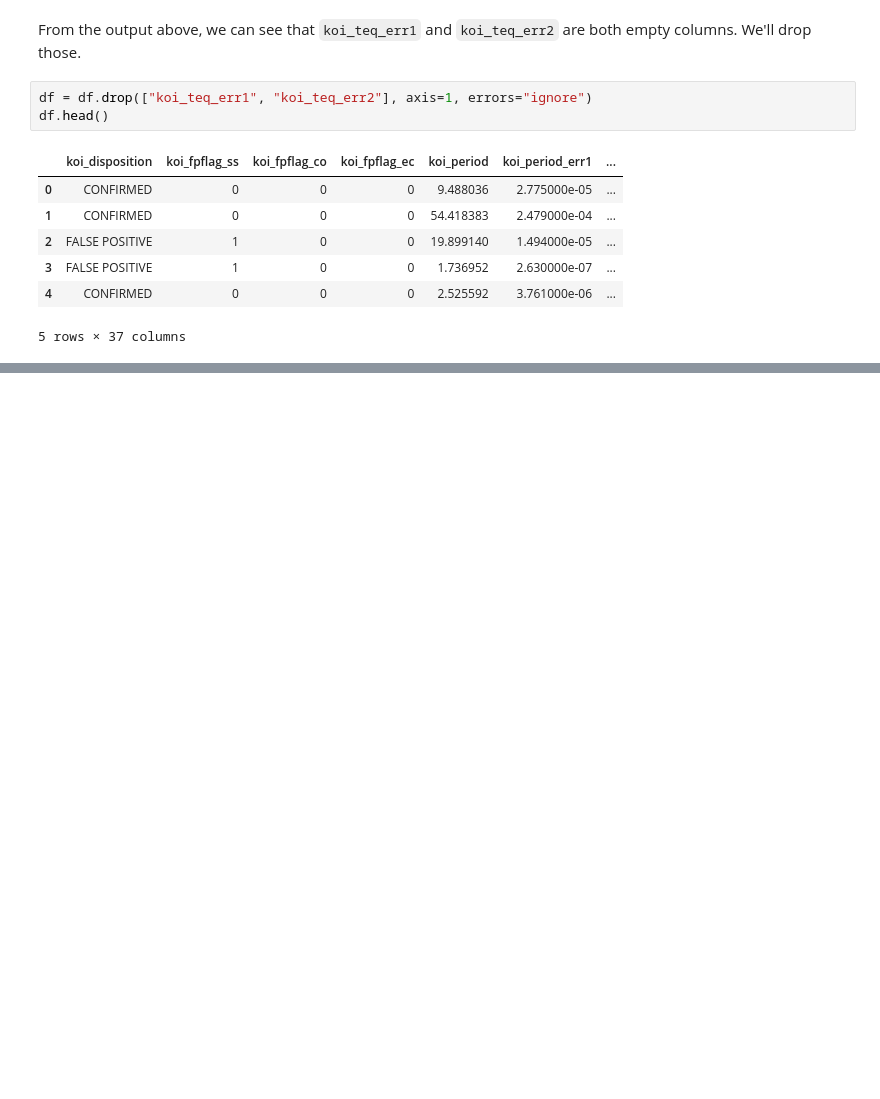
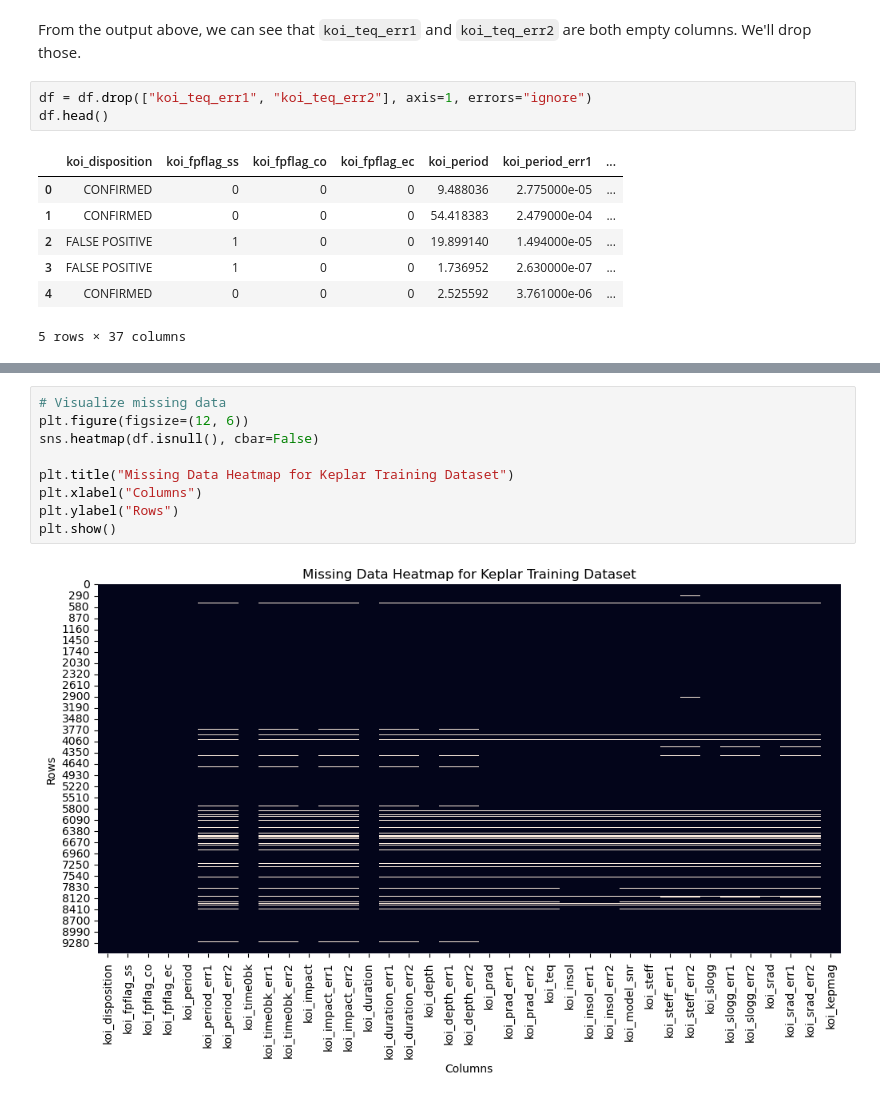
Before and after one commit to lily-swan/DS-9000-project, a Jupyter notebook: analysis.ipynb, the cells around one changed output, grey strips where cells are left out. Drawn from its saved outputs; the diff is of its cells as text; blank space fills up the shorter version.

```diff
--- a/analysis.ipynb
+++ b/analysis.ipynb
@@ -390,0 +215,11 @@ plt.show()
+# %%
+# Visualize missing data
+plt.figure(figsize=(12, 6))
+sns.heatmap(df.isnull(), cbar=False)
+
+plt.title("Missing Data Heatmap for Keplar Training Dataset")
+plt.xlabel("Columns")
+plt.ylabel("Rows")
+plt.show()
+# %% [output]
+[figure, added]
```
Also changed, not shown: parts of 18 cells of this notebook.
